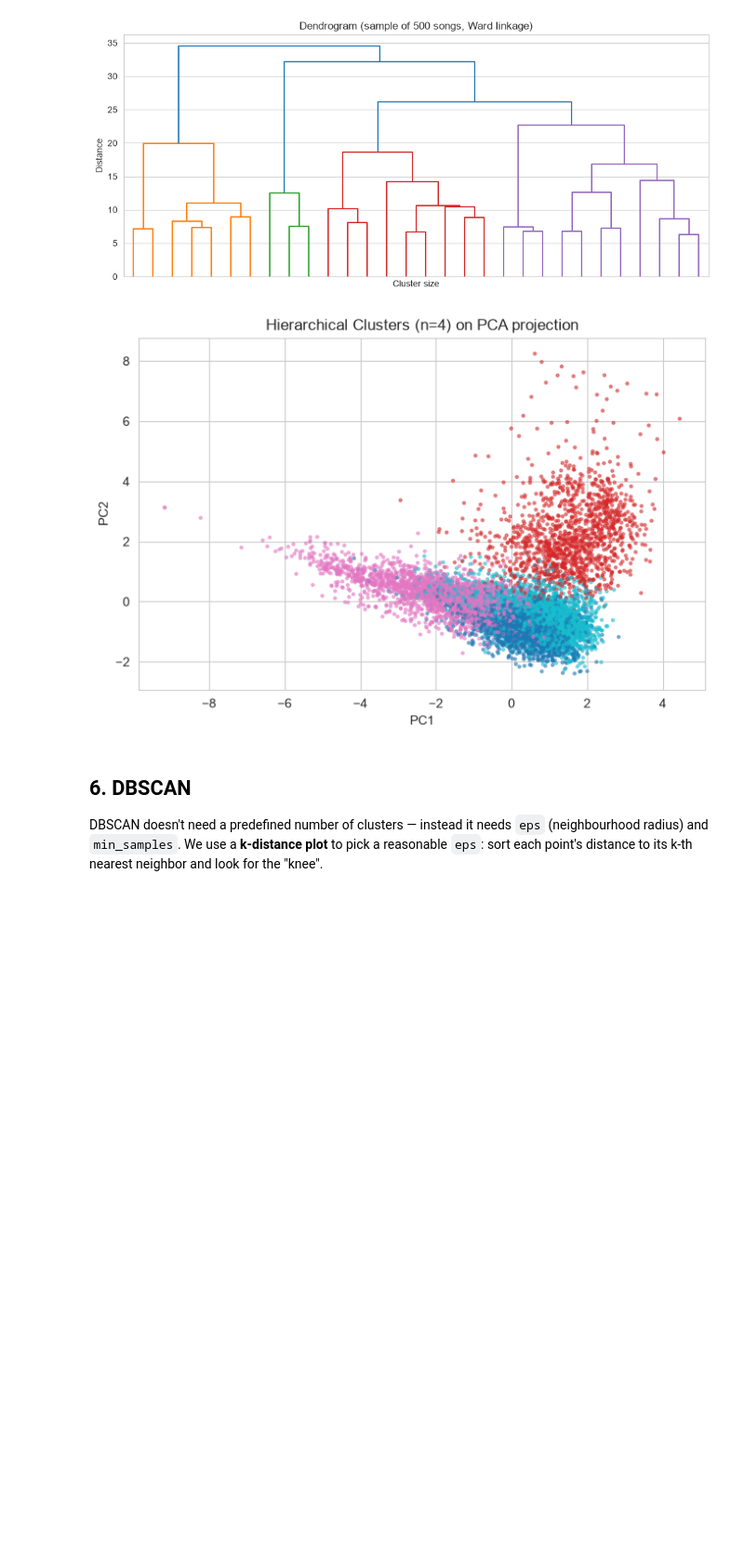
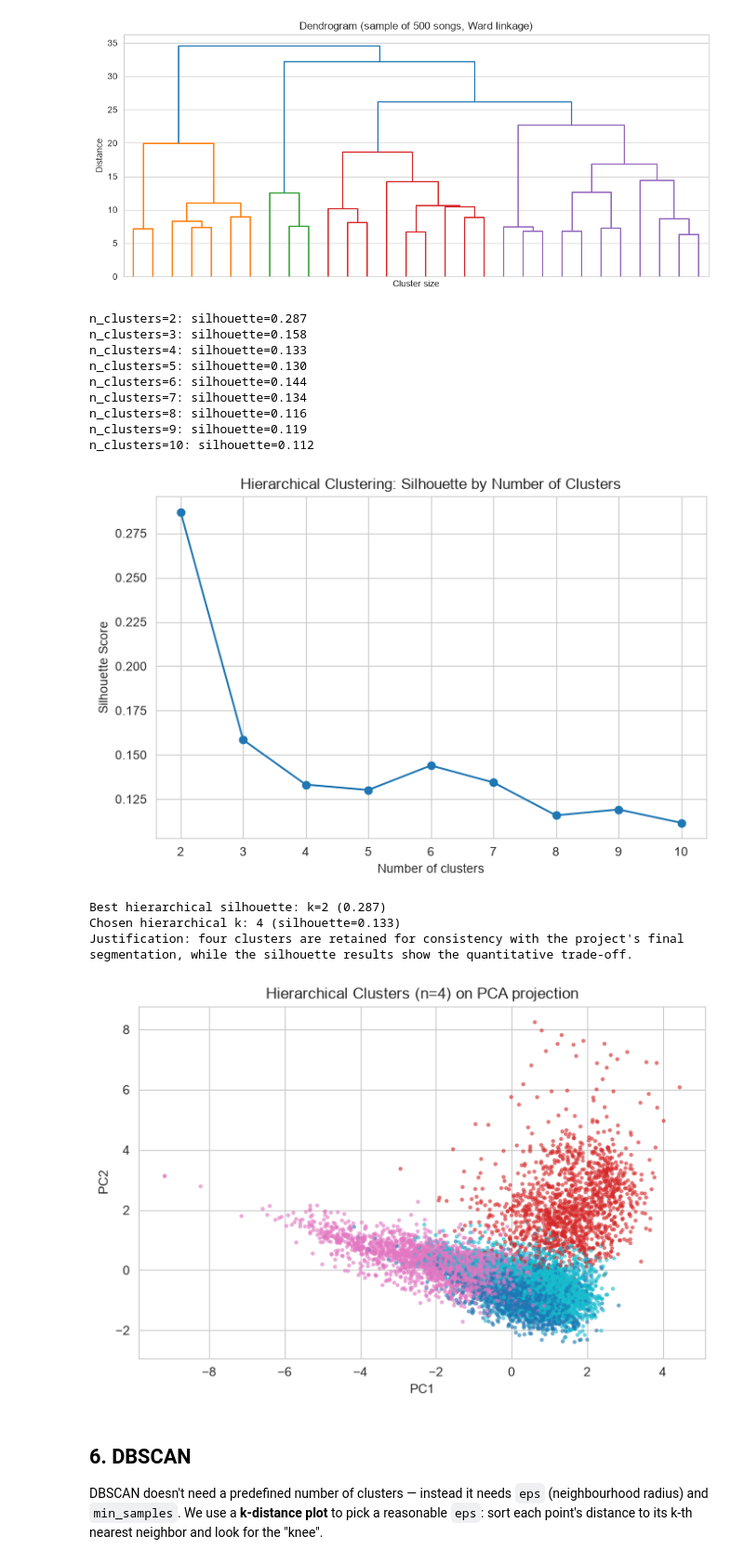
Before and after one commit to annettechege9-droid/machine-learning-advanced-week-2-, a Jupyter notebook: Spotify_Clustering_Project.ipynb, the cells around one changed output. Shown at 93% size. Saved outputs shown, nothing was run; the diff lists cells and outputs as text; code cells hidden in the pictures; blank space fills up the shorter version.

```diff
--- a/Spotify_Clustering_Project.ipynb
+++ b/Spotify_Clustering_Project.ipynb
@@ -261,19 +273,54 @@ plt.show()
 # %% [output]
 [figure]
 # %%
-# Fit Agglomerative Clustering on the full data using a chosen number of clusters
+# Evaluate several numbers of hierarchical clusters before selecting the final value.
+hier_k_range = range(2, 11)
+hier_sil_scores = []
+
+for k in hier_k_range:
+    temp_hier = AgglomerativeClustering(n_clusters=k, linkage="ward")
+    temp_labels = temp_hier.fit_predict(X_scaled)
+    score = silhouette_score(X_scaled, temp_labels)
+    hier_sil_scores.append(score)
+    print(f"n_clusters={k}: silhouette={score:.3f}")
+
+plt.plot(list(hier_k_range), hier_sil_scores, marker="o")
+plt.xlabel("Number of clusters")
+plt.ylabel("Silhouette Score")
+plt.title("Hierarchical Clustering: Silhouette by Number of Clusters")
+plt.show()
+
+best_hier_k = list(hier_k_range)[int(np.argmax(hier_sil_scores))]
 n_clusters_hier = 4
+hier_4_sil = hier_sil_scores[list(hier_k_range).index(n_clusters_hier)]
+print(f"Best hierarchical silhouette: k={best_hier_k} ({max(hier_sil_scores):.3f})")
+print(f"Chosen hierarchical k: {n_clusters_hier} (silhouette={hier_4_sil:.3f})")
+if n_clusters_hier != best_hier_k:
+    print("Justification: four clusters are retained for consistency with the project's final segmentation, while the silhouette results show the quantitative trade-off.")
 
 hier = AgglomerativeClustering(n_clusters=n_clusters_hier, linkage="ward")
 df["hierarchical_cluster"] = hier.fit_predict(X_scaled)
 
 plt.scatter(X_pca[:, 0], X_pca[:, 1], c=df["hierarchical_cluster"], cmap="tab10", s=5, alpha=0.5)
 plt.xlabel("PC1")
 plt.ylabel("PC2")
 plt.title(f"Hierarchical Clusters (n={n_clusters_hier}) on PCA projection")
 plt.show()
 # %% [output]
+n_clusters=2: silhouette=0.287
+n_clusters=3: silhouette=0.158
+n_clusters=4: silhouette=0.133
+n_clusters=5: silhouette=0.130
+n_clusters=6: silhouette=0.144
+n_clusters=7: silhouette=0.134
+n_clusters=8: silhouette=0.116
+n_clusters=9: silhouette=0.119
+n_clusters=10: silhouette=0.112
-[figure, old version]
+[figure, new version]
+Best hierarchical silhouette: k=2 (0.287)
+Chosen hierarchical k: 4 (silhouette=0.133)
+Justification: four clusters are retained for consistency with the project's final segmentation, while the silhouette results show the quantitative trade-off.
+[figure, added]
 # %% [markdown]
 ## 6. DBSCAN
 
```
Also changed, not shown: parts of 16 cells of this notebook.
